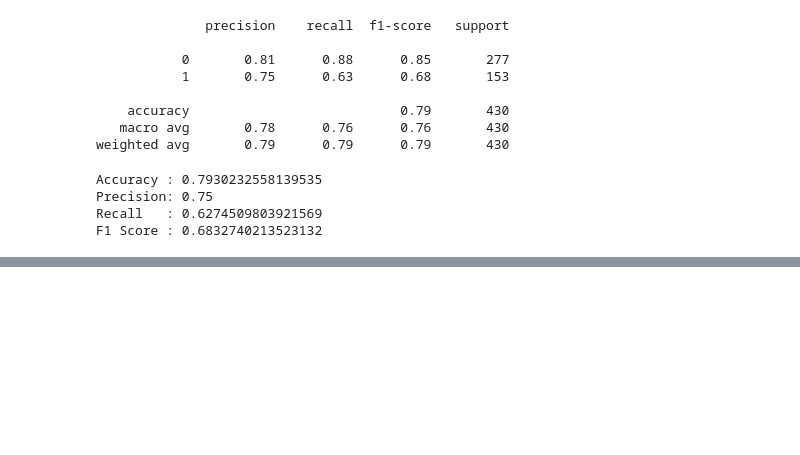
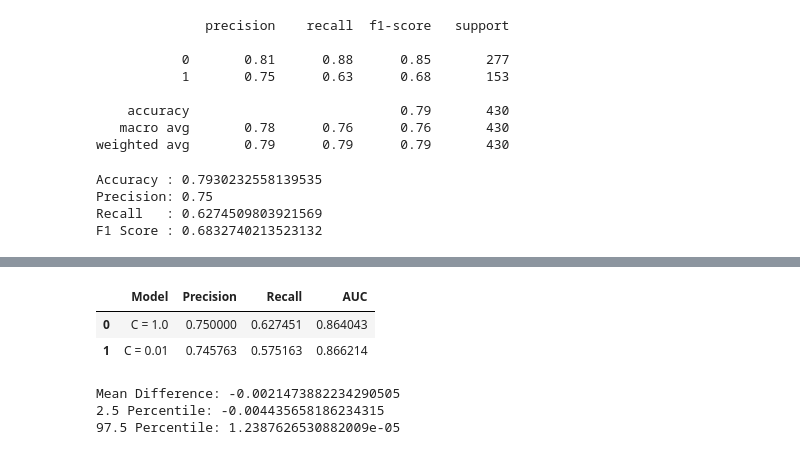
Before and after one commit to Sha-liya/NeuroSage, a Jupyter notebook: notebooks/Part2_Supervised_Machine_Learning.ipynb, the cells around one changed output, grey strips where cells are left out. Saved outputs shown, nothing was run; the diff lists cells and outputs as text; code cells hidden in the pictures; blank space fills up the shorter version.

```diff
--- a/notebooks/Part2_Supervised_Machine_Learning.ipynb
+++ b/notebooks/Part2_Supervised_Machine_Learning.ipynb
@@ -382,0 +395,67 @@ threshold_table
+# %%
+# Logistic Regression with stronger regularization
+
+log_model_smallC = LogisticRegression(C=0.01, max_iter=1000)
+
+log_model_smallC.fit(X_train_clf_scaled, y_train_clf)
+
+pred_smallC = log_model_smallC.predict(X_test_clf_scaled)
+prob_smallC = log_model_smallC.predict_proba(X_test_clf_scaled)[:, 1]
+
+comparison = pd.DataFrame({
+    "Model": ["C = 1.0", "C = 0.01"],
+    "Precision": [
+        precision_score(y_test_clf, y_pred_clf),
+        precision_score(y_test_clf, pred_smallC)
+    ],
+    "Recall": [
+        recall_score(y_test_clf, y_pred_clf),
+        recall_score(y_test_clf, pred_smallC)
+    ],
+    "AUC": [
+        roc_auc_score(y_test_clf, y_pred_prob),
+        roc_auc_score(y_test_clf, prob_smallC)
+    ]
+})
+
+comparison
+# %% [output]
+|  | Model | Precision | Recall | AUC |
+| 0 | C = 1.0 | 0.750000 | 0.627451 | 0.864043 |
+| 1 | C = 0.01 | 0.745763 | 0.575163 | 0.866214 |
+# %%
+import numpy as np
+from sklearn.metrics import roc_auc_score
+
+np.random.seed(42)
+
+auc_differences = []
+
+for i in range(500):
+
+    indices = np.random.choice(
+        len(y_test_clf),
+        size=len(y_test_clf),
+        replace=True
+    )
+
+    y_boot = y_test_clf.iloc[indices]
+
+    prob1 = y_pred_prob[indices]
+    prob2 = prob_smallC[indices]
+
+    if len(np.unique(y_boot)) < 2:
+        continue
+
+    auc1 = roc_auc_score(y_boot, prob1)
+    auc2 = roc_auc_score(y_boot, prob2)
+
+    auc_differences.append(auc1 - auc2)
+
+print("Mean Difference:", np.mean(auc_differences))
+print("2.5 Percentile:", np.percentile(auc_differences, 2.5))
+print("97.5 Percentile:", np.percentile(auc_differences, 97.5))
+# %% [output]
+Mean Difference: -0.0021473882234290505
+2.5 Percentile: -0.004435658186234315
+97.5 Percentile: 1.2387626530882009e-05
```
Also changed, not shown: parts of 3 cells of this notebook, 3 other files.
